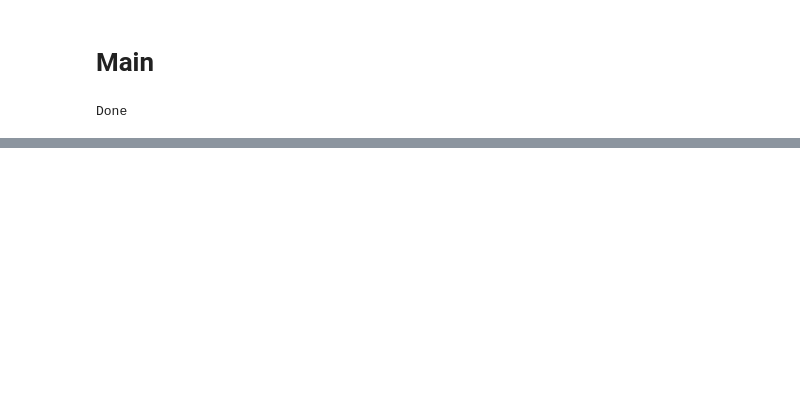
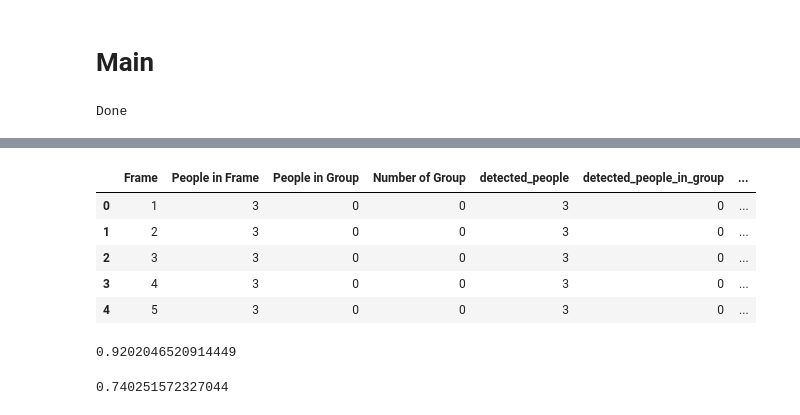
Before and after one commit to denzilsaldanha/comp9517, a Jupyter notebook: frcnn_yingh.ipynb, the cells around one changed output, grey strips where cells are left out. Cells and saved outputs as stored; diff of their text form; code cells hidden in the pictures; blank space fills up the shorter version.

```diff
--- a/frcnn_yingh.ipynb
+++ b/frcnn_yingh.ipynb
@@ -330,3 +331,0 @@ count, _ = people_inside.count_people_in_box(150, 100, 500, 450)
-# %%
-groups = people_inside.detect_group(40)
-peopleInGroup, peopleAlone, group_boxs = people_inside.count_people_in_group(groups)
@@ -341,3 +331,0 @@ print(groups)
-# %%
-for box in group_boxs:
-  cv2.rectangle(img, (box[0],box[1]),(box[2],box[3]),(225, 225, 51),2)
@@ -573,0 +574,3 @@ out.release()
+# %%
+labels = pd.read_csv('drive/My Drive/comp9517/ground_truth.csv')
+labels.head()
@@ -573,0 +584,13 @@ out.release()
+# %%
+labels['detected_people'] = people_array
+labels['detected_people_in_group'] = peopleingroups
+labels['detected_group'] = group_array
+# %%
+labels.head()
+# %% [output]
+|  | Frame | People in Frame | People in Group | Number of Group | detected_people | detected_people_in_group | ... |
+| 0 | 1 | 3 | 0 | 0 | 3 | 0 | ... |
+| 1 | 2 | 3 | 0 | 0 | 3 | 0 | ... |
+| 2 | 3 | 3 | 0 | 0 | 3 | 0 | ... |
+| 3 | 4 | 3 | 0 | 0 | 3 | 0 | ... |
+| 4 | 5 | 3 | 0 | 0 | 3 | 0 | ... |
@@ -573,0 +607,6 @@ out.release()
+# %%
+labels['detected_accuracy'].mean()
+labels['miss_rate'].mean()
+labels['false_rate'].mean()
+# %% [output]
+0.9202046520914449
@@ -573,0 +617,4 @@ out.release()
+# %%
+labels['dpeople_in_group_accuracy'].mean()
+# %% [output]
+0.740251572327044
```
Also changed, not shown: parts of 33 cells of this notebook, 3 other files.
